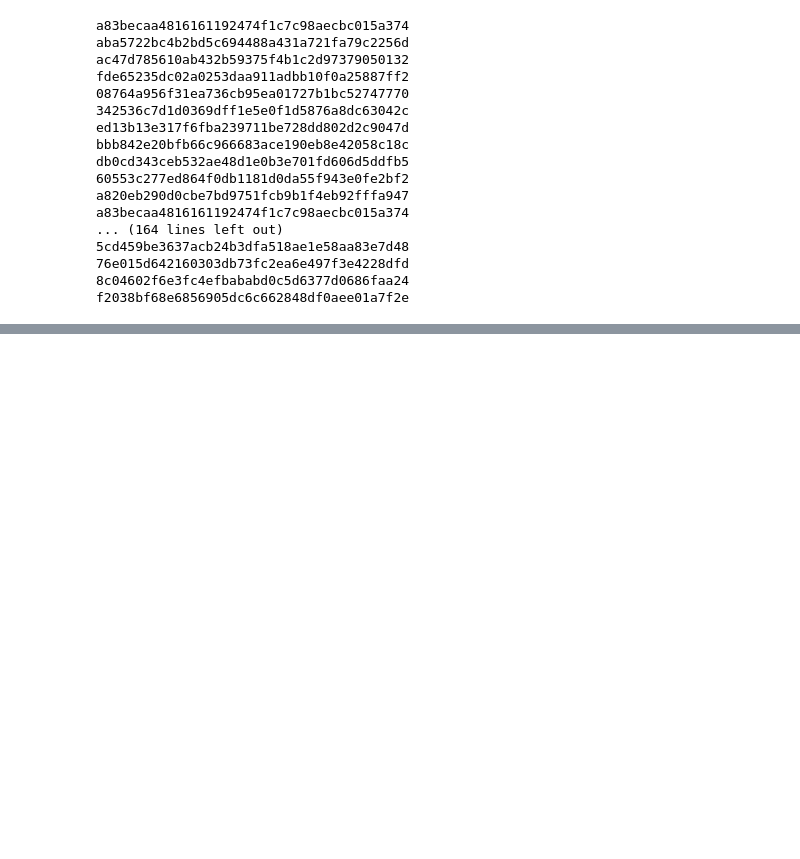
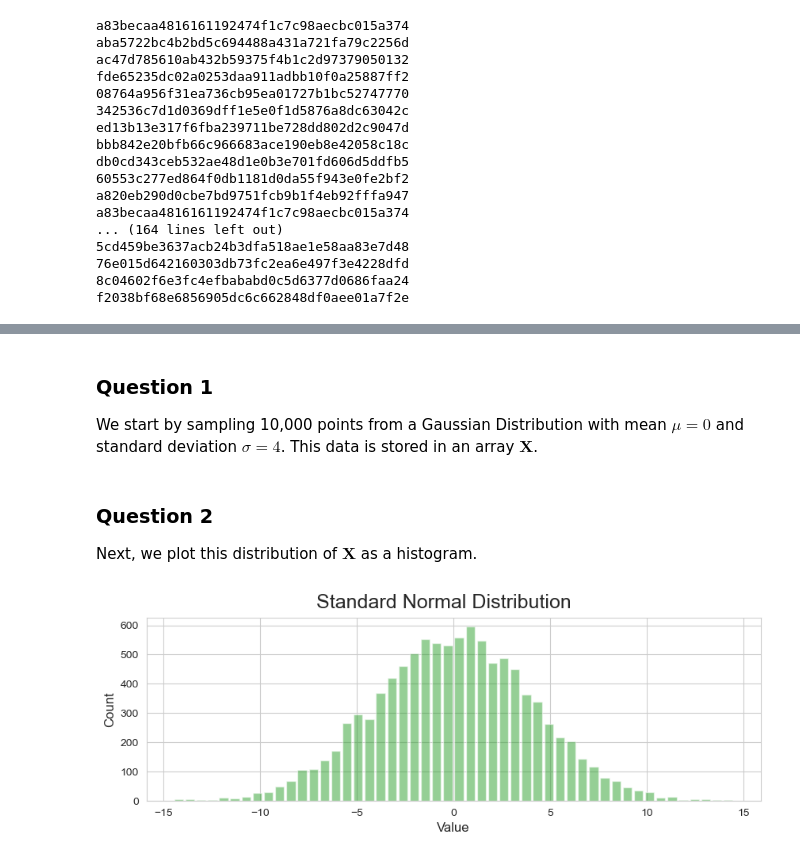
Before and after one commit to vidisha04/02467-CSS, a Jupyter notebook: Assignment.ipynb, the cells around one changed output, grey strips where cells are left out. Cells and saved outputs as stored; diff of their text form; code cells hidden in the pictures; blank space fills up the shorter version.

```diff
--- a/Assignment.ipynb
+++ b/Assignment.ipynb
@@ -376,0 +381,43 @@ with open(save_path, 'w') as f:
+# %%
+import numpy as np
+import pandas as pd
+from scipy import stats
+import matplotlib.pyplot as plt
+import seaborn as sns
+import random
+
+sns.set_style("whitegrid")
+random.seed(10)
+# %% [markdown]
+### Question 1
+We start by sampling 10,000 points from a Gaussian Distribution with mean $\mu=0$ and standard deviation $\sigma=4$. This data is stored in an array $\textbf{X}$.
+# %%
+N = 10000
+mu = 0
+sigma = 4
+
+X = mu + sigma*np.random.standard_normal(N)
+# %% [markdown]
+### Question 2
+
+Next, we plot this distribution of $\textbf{X}$ as a histogram.
+# %%
+def plot_hist(data, num_bins, label, log=False):
+    """
+    Function takes the data array, number of bins in histogram, and graph title as arguments.
+    """
+    fig, ax = plt.subplots(figsize=(10,3))
+    n,bins,patches = ax.hist(data, bins=num_bins, color='tab:green', alpha=0.5, rwidth=0.8)
+    ax.set_ylabel('Count', fontsize=12)
+    ax.set_xlabel('Value', fontsize=12)
+    if log==True:
+        ax.set_yscale('log')
+    if log_x==True:
+        ax.set_xscale('log')
+    fig.suptitle(label, fontsize=18)
+    plt.show()
+# %%
+# The above function is used to plot the distribution of X
+plot_hist(X,50,'Standard Normal Distribution')
+# %% [output]
+[figure, added]
```
Also changed, not shown: parts of 79 cells of this notebook.
